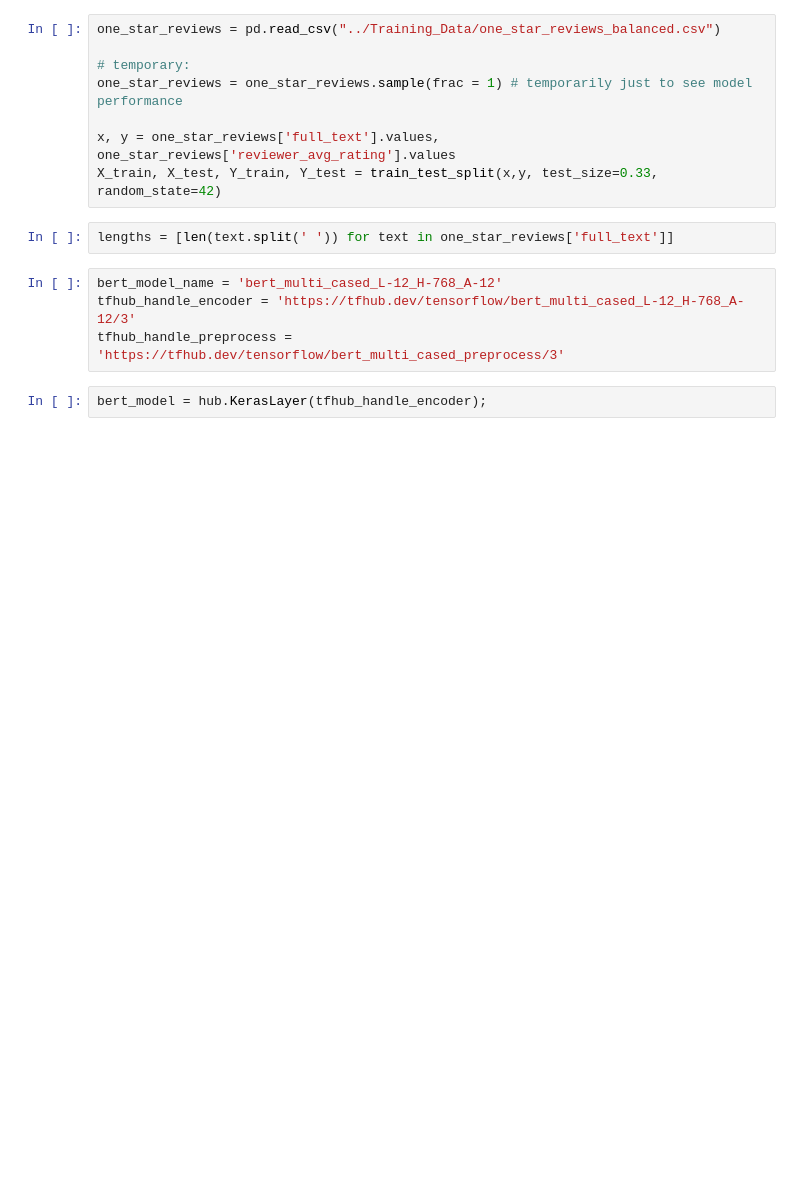
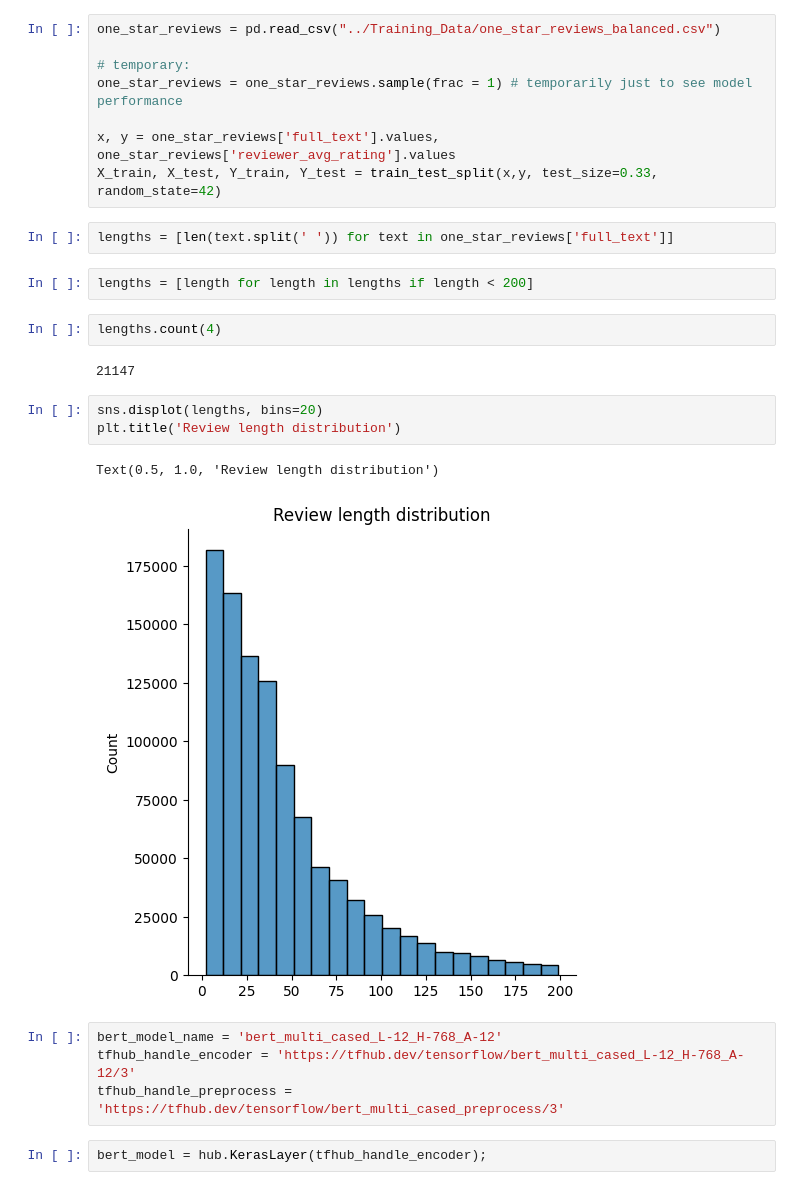
Before and after one commit to Tyler-Chi/Amazon_Review_EDA_Modeling, a Jupyter notebook: Modeling/BERT_CNN.ipynb, the cells around one changed output. Cells and saved outputs as stored; diff of their text form; blank space fills up the shorter version.

```diff
--- a/Modeling/BERT_CNN.ipynb
+++ b/Modeling/BERT_CNN.ipynb
@@ -27,6 +29,18 @@ x, y = one_star_reviews['full_text'].values, one_star_reviews['reviewer_avg_rati
 X_train, X_test, Y_train, Y_test = train_test_split(x,y, test_size=0.33, random_state=42)
 # %%
 lengths = [len(text.split(' ')) for text in one_star_reviews['full_text']]
+# %%
+lengths = [length for length in lengths if length < 200]
+# %%
+lengths.count(4)
+# %% [output]
+21147
+# %%
+sns.displot(lengths, bins=20)
+plt.title('Review length distribution')
+# %% [output]
+Text(0.5, 1.0, 'Review length distribution')
+[figure, added]
 # %%
 bert_model_name = 'bert_multi_cased_L-12_H-768_A-12'
 tfhub_handle_encoder = 'https://tfhub.dev/tensorflow/bert_multi_cased_L-12_H-768_A-12/3'
```
Also changed, not shown: parts of 4 cells of this notebook, 1 other file.
